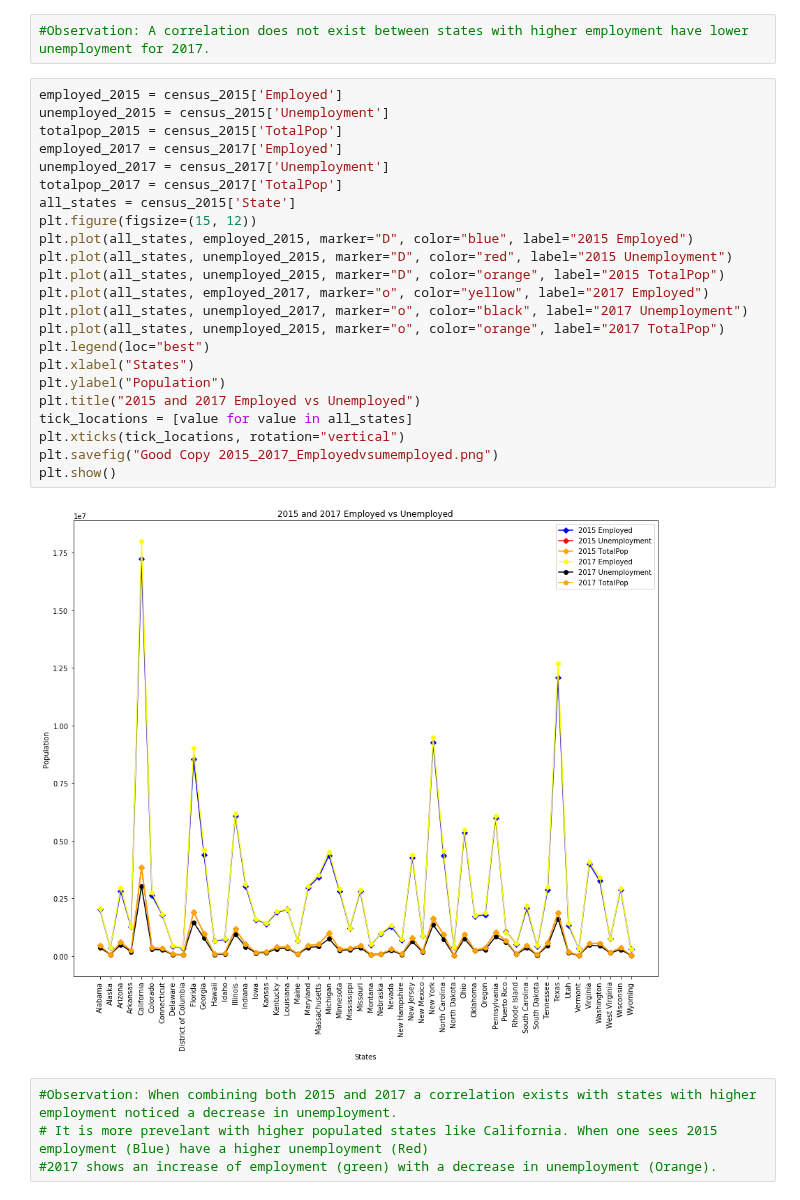
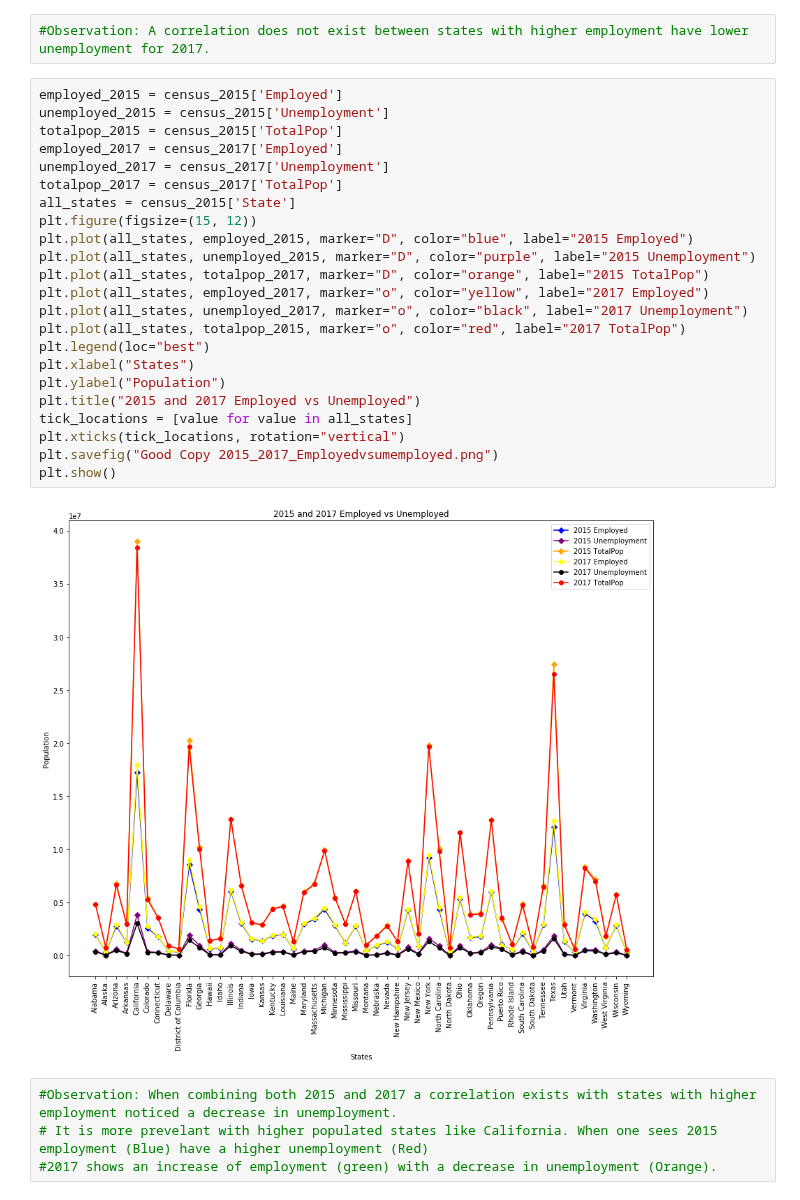
Before and after one commit to charlim26/censusproject, a Jupyter notebook: Matt Unemployment/unemployment_census.ipynb, the cells around one changed output. Cells and saved outputs as stored; diff of their text form.

Commit message:
fixed visual

```diff
--- a/Matt Unemployment/unemployment_census.ipynb
+++ b/Matt Unemployment/unemployment_census.ipynb
@@ -249,28 +249,28 @@ plt.show()
 # %%
 employed_2015 = census_2015['Employed']
 unemployed_2015 = census_2015['Unemployment']
 totalpop_2015 = census_2015['TotalPop']
 employed_2017 = census_2017['Employed']
 unemployed_2017 = census_2017['Unemployment']
 totalpop_2017 = census_2017['TotalPop']
 all_states = census_2015['State']
 plt.figure(figsize=(15, 12))
 plt.plot(all_states, employed_2015, marker="D", color="blue", label="2015 Employed")
-plt.plot(all_states, unemployed_2015, marker="D", color="red", label="2015 Unemployment")
-plt.plot(all_states, unemployed_2015, marker="D", color="orange", label="2015 TotalPop")
+plt.plot(all_states, unemployed_2015, marker="D", color="purple", label="2015 Unemployment")
+plt.plot(all_states, totalpop_2017, marker="D", color="orange", label="2015 TotalPop")
 plt.plot(all_states, employed_2017, marker="o", color="yellow", label="2017 Employed")
 plt.plot(all_states, unemployed_2017, marker="o", color="black", label="2017 Unemployment")
-plt.plot(all_states, unemployed_2015, marker="o", color="orange", label="2017 TotalPop")
+plt.plot(all_states, totalpop_2015, marker="o", color="red", label="2017 TotalPop")
 plt.legend(loc="best")
 plt.xlabel("States")
 plt.ylabel("Population")
 plt.title("2015 and 2017 Employed vs Unemployed")
 tick_locations = [value for value in all_states]
 plt.xticks(tick_locations, rotation="vertical")
 plt.savefig("Good Copy 2015_2017_Employedvsumemployed.png")
 plt.show()
 # %% [output]
-[figure, old version]
+[figure, new version]
 # %%
 #Observation: When combining both 2015 and 2017 a correlation exists with states with higher employment noticed a decrease in unemployment.
 # It is more prevelant with higher populated states like California. When one sees 2015 employment (Blue) have a higher unemployment (Red)
```
Also changed, not shown: 1 other file.
